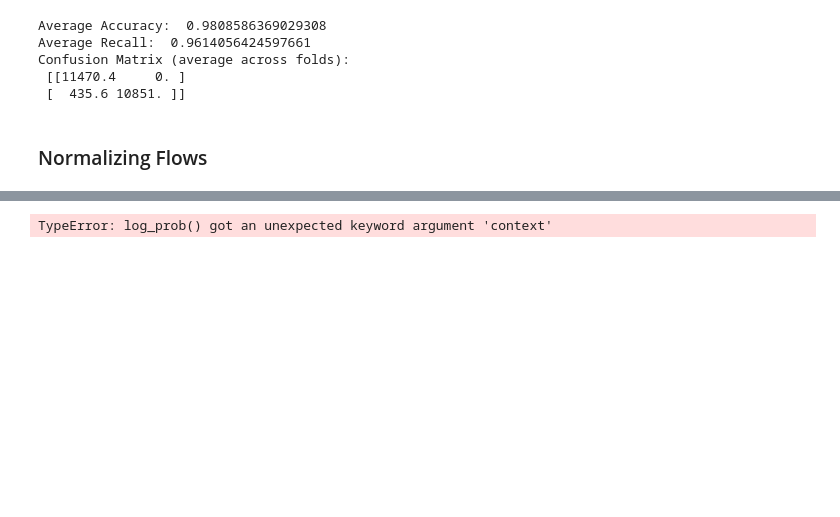
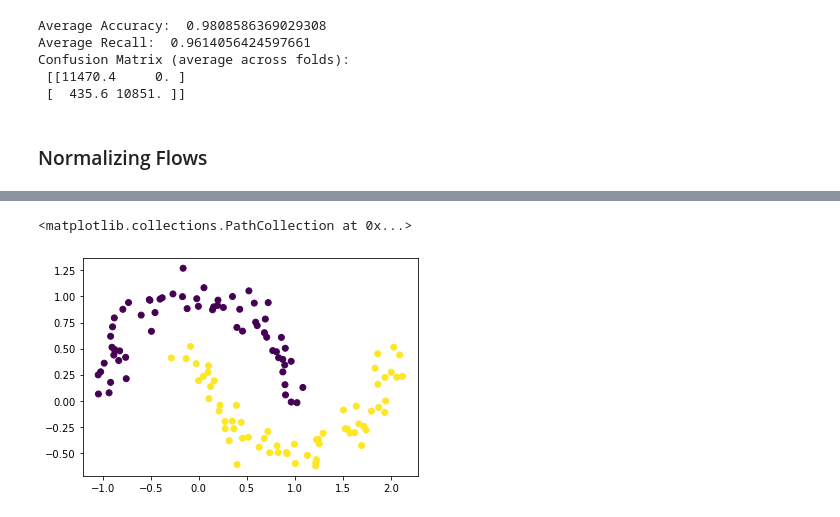
Before and after one commit to MaryEDeignan/HW4, a Jupyter notebook: class_imbalance.ipynb, the cells around one changed output, grey strips where cells are left out. Drawn from its saved outputs; the diff is of its cells as text; code cells hidden in the pictures; blank space fills up the shorter version.

Commit message:
normalizing flows

```diff
--- a/class_imbalance.ipynb
+++ b/class_imbalance.ipynb
@@ -223,5 +149,23 @@ x
-# %%
-balanced = generate_synthetic_minority_samples(torch.tensor(train[train['target'] == 1].values, dtype = torch.float32),
-                                               torch.tensor(train[train['target'] == 0].values, dtype = torch.float32))
-# %% [output]
-TypeError: log_prob() got an unexpected keyword argument 'context'
+# %%
+# Basic imports
+
+import matplotlib.pyplot as plt
+import sklearn.datasets as datasets
+
+import torch
+from torch import nn
+from torch import optim
+import numpy as np
+from nflows.flows.base import Flow
+from nflows.distributions.normal import ConditionalDiagonalNormal
+from nflows.transforms.base import CompositeTransform
+from nflows.transforms.autoregressive import MaskedAffineAutoregressiveTransform
+from nflows.transforms.permutations import ReversePermutation
+from nflows.nn.nets import ResidualNet
+import pkbar
+
+x, y = datasets.make_moons(128, noise=.1)
+plt.scatter(x[:, 0], x[:, 1], c=y)
+# %% [output]
+<matplotlib.collections.PathCollection at 0x...>
+[figure, added]
```
Also changed, not shown: parts of 7 cells of this notebook.
